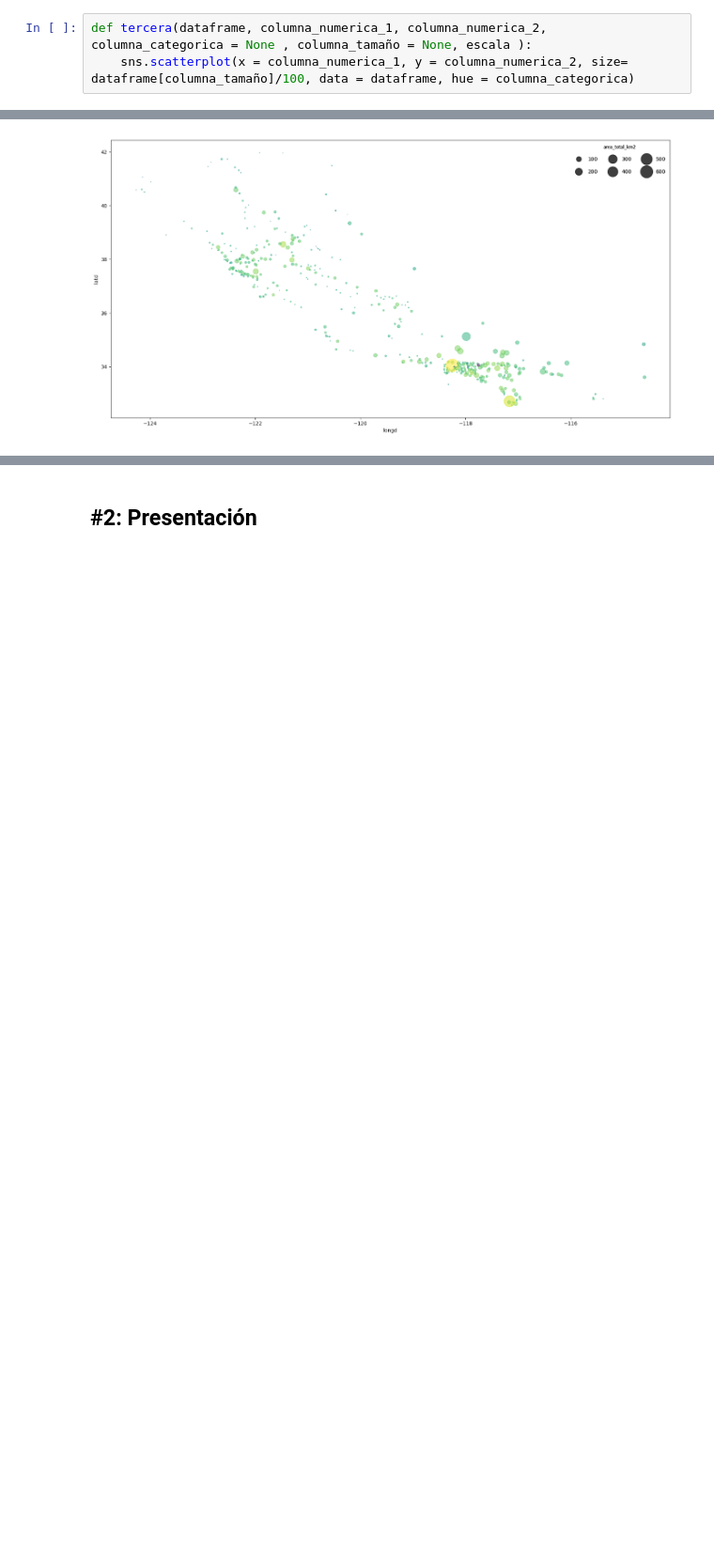
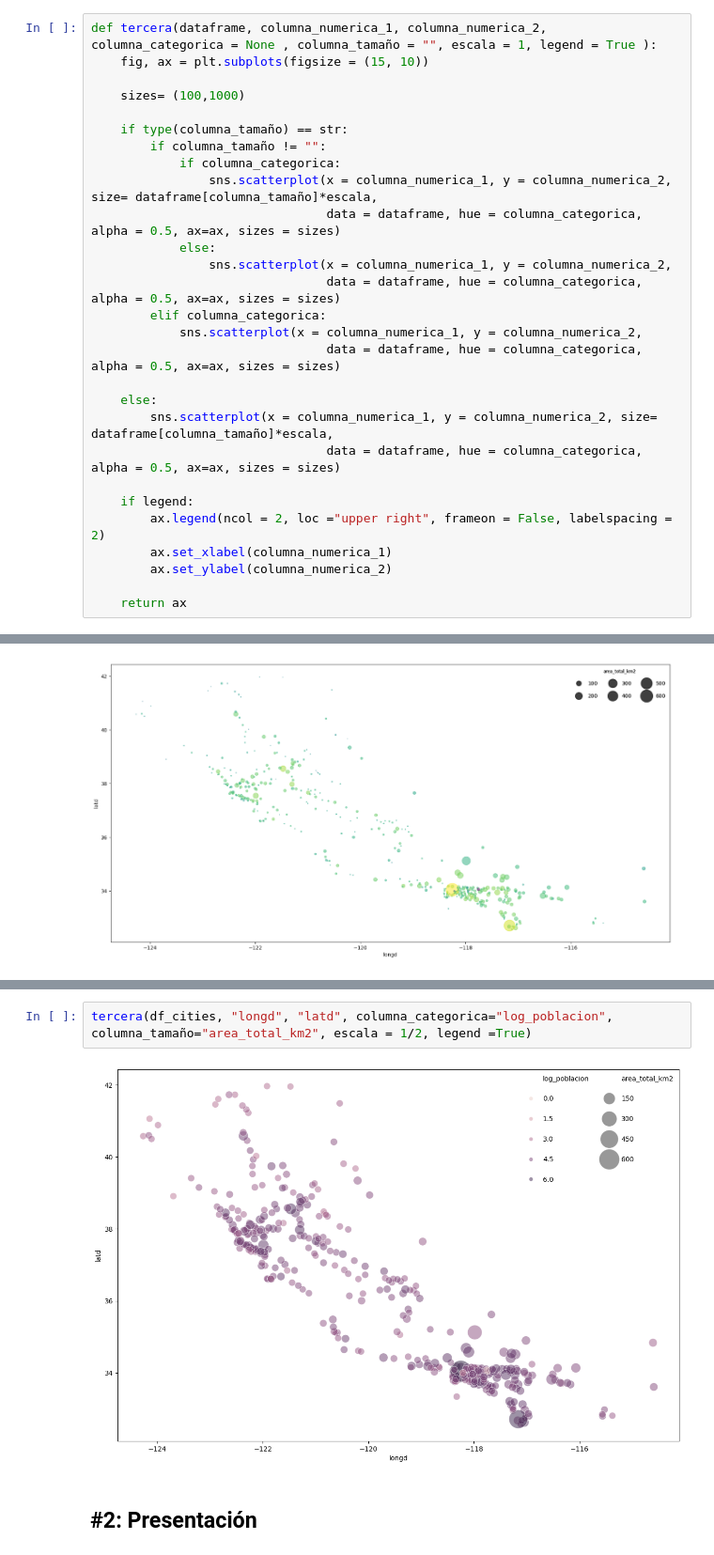
Before and after one commit to Borzase/ONLINE_DS_THEBRIDGE_BORZASE, a Jupyter notebook: 03_Analisis_de_Datos/Sprint_08/Unidad_02_Herramientas_Avanzadas_Presentaciones/Practica_Obligatoria/18_Practica_Obligatoria_Visualizacion_Presentacion.ipynb, the cells around one changed output, grey strips where cells are left out. Shown at 94% size. Drawn from its saved outputs; the diff is of its cells as text; blank space fills up the shorter version.

```diff
--- a/03_Analisis_de_Datos/Sprint_08/Unidad_02_Herramientas_Avanzadas_Presentaciones/Practica_Obligatoria/18_Practica_Obligatoria_Visualizacion_Presentacion.ipynb
+++ b/03_Analisis_de_Datos/Sprint_08/Unidad_02_Herramientas_Avanzadas_Presentaciones/Practica_Obligatoria/18_Practica_Obligatoria_Visualizacion_Presentacion.ipynb
@@ -77,9 +77,34 @@ La función debe pintar el diagrama de dispersión de la columna numérica 1, en
 Si no se diera una columna categórica como argumento, el color no debe pasarse como parámetro a la función de Seaborn o Matplotlib que uses.
 
 EXTRA: Añade un argumento que controle si la función pinta una leyenda para colores y tamaños o un colorbar y una leyenda para los tamaños. NO TE PREOCUPES POR EL FORMATO DE LA LEYENDA (lo veremos en la sesión en vivo)
-# %%
-def tercera(dataframe, columna_numerica_1, columna_numerica_2, columna_categorica = None , columna_tamaño = None, escala ):
-    sns.scatterplot(x = columna_numerica_1, y = columna_numerica_2, size= dataframe[columna_tamaño]/100, data = dataframe, hue = columna_categorica)
+# %%
+def tercera(dataframe, columna_numerica_1, columna_numerica_2, columna_categorica = None , columna_tamaño = "", escala = 1, legend = True ):
+    fig, ax = plt.subplots(figsize = (15, 10))
+
+    sizes= (100,1000)
+
+    if type(columna_tamaño) == str:
+        if columna_tamaño != "":
+            if columna_categorica:
+                sns.scatterplot(x = columna_numerica_1, y = columna_numerica_2, size= dataframe[columna_tamaño]*escala,
+                                data = dataframe, hue = columna_categorica, alpha = 0.5, ax=ax, sizes = sizes)
+            else:
+                sns.scatterplot(x = columna_numerica_1, y = columna_numerica_2,
+                                data = dataframe, hue = columna_categorica, alpha = 0.5, ax=ax, sizes = sizes)
+        elif columna_categorica:
+            sns.scatterplot(x = columna_numerica_1, y = columna_numerica_2,
+                                data = dataframe, hue = columna_categorica, alpha = 0.5, ax=ax, sizes = sizes)
+
+    else:
+        sns.scatterplot(x = columna_numerica_1, y = columna_numerica_2, size= dataframe[columna_tamaño]*escala,
+                                data = dataframe, hue = columna_categorica, alpha = 0.5, ax=ax, sizes = sizes)
+
+    if legend:
+        ax.legend(ncol = 2, loc ="upper right", frameon = False, labelspacing = 2)
+        ax.set_xlabel(columna_numerica_1)
+        ax.set_ylabel(columna_numerica_2)
+
+    return ax
 # %% [markdown]
 ### #1.3
 
@@ -91,3 +128,7 @@ Un ejemplo de como podría salir para que lo tengas de referencia: (olvidate de
+# %%
+tercera(df_cities, "longd", "latd", columna_categorica="log_poblacion", columna_tamaño="area_total_km2", escala = 1/2, legend =True)
+# %% [output]
+[figure, added]
 # %% [markdown]
 ## #2: Presentación
 # %% [markdown]
```
Also changed, not shown: parts of 3 cells of this notebook.
